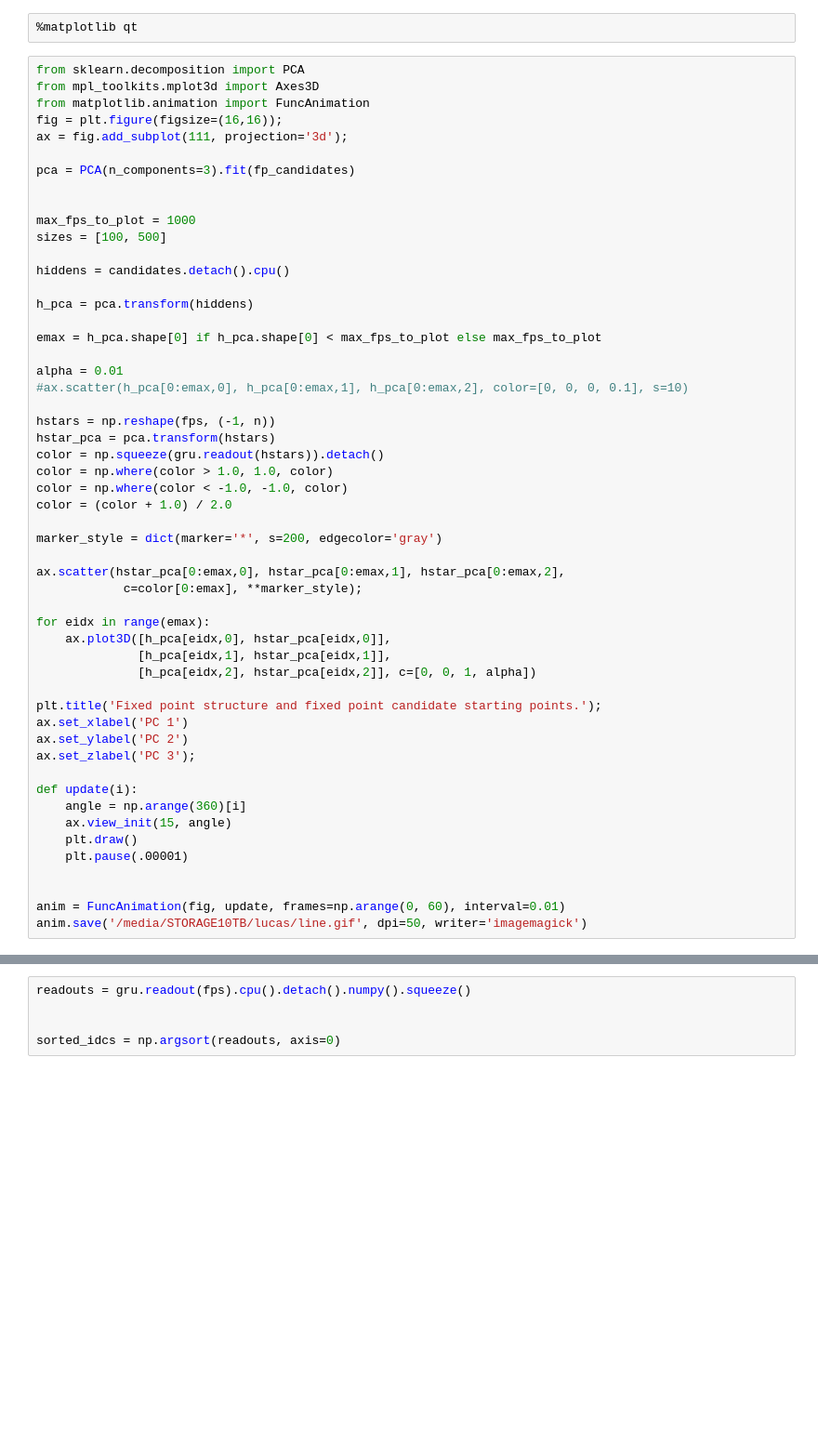
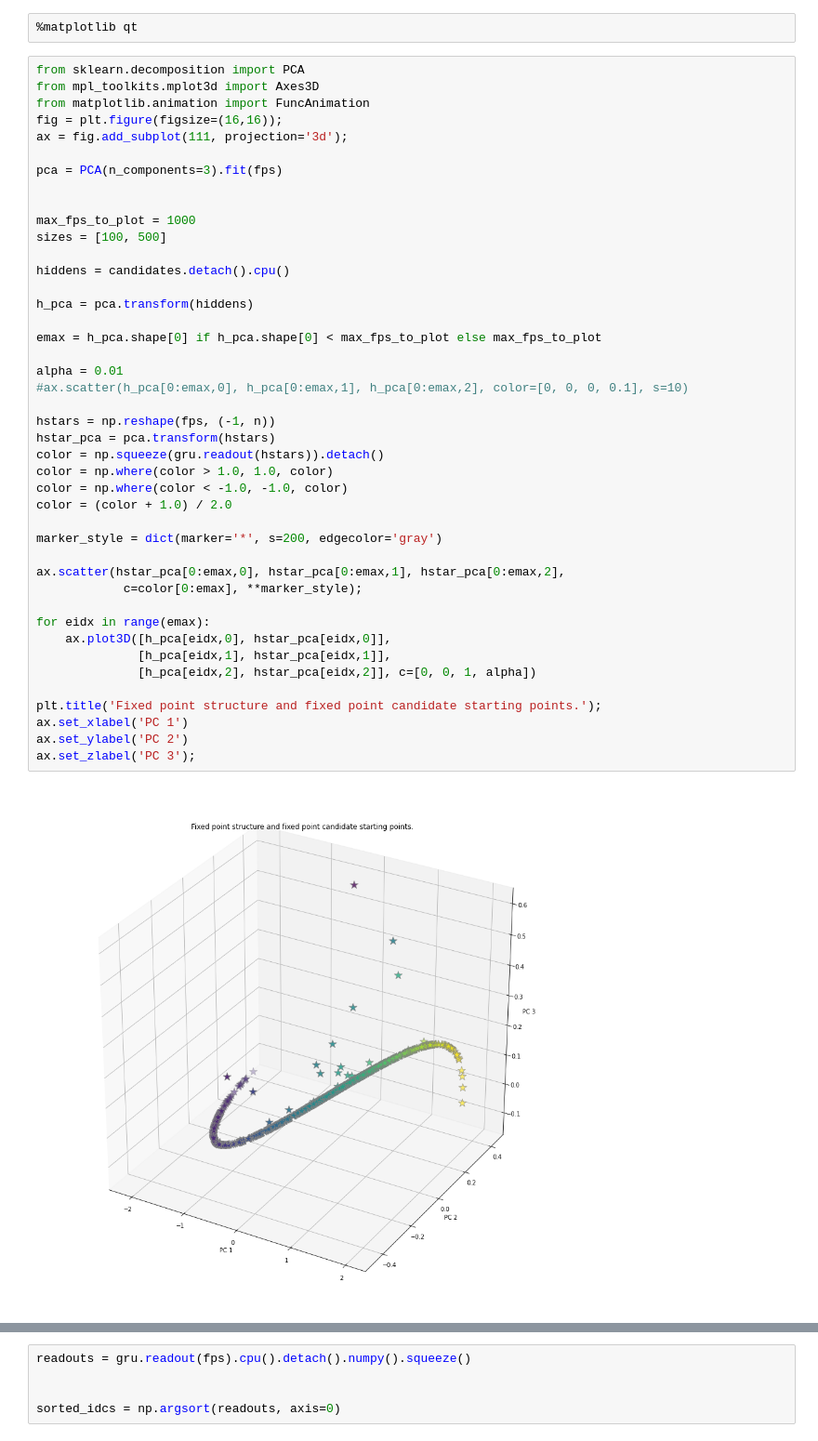
Before and after one commit to LPompe/TorchDynamics, a Jupyter notebook: notebooks/torch_dynamics.ipynb, the cells around one changed output, grey strips where cells are left out. Shown at 93% size. Cells and saved outputs as stored; diff of their text form; blank space fills up the shorter version.

```diff
--- a/notebooks/torch_dynamics.ipynb
+++ b/notebooks/torch_dynamics.ipynb
@@ -299,7 +301,7 @@ from matplotlib.animation import FuncAnimation
 fig = plt.figure(figsize=(16,16));
 ax = fig.add_subplot(111, projection='3d');
 
-pca = PCA(n_components=3).fit(fp_candidates)
+pca = PCA(n_components=3).fit(fps)
 
 
 max_fps_to_plot = 1000
@@ -308,40 +310,32 @@ sizes = [100, 500]
 hiddens = candidates.detach().cpu()
 
 h_pca = pca.transform(hiddens)
 
 emax = h_pca.shape[0] if h_pca.shape[0] < max_fps_to_plot else max_fps_to_plot
 
 alpha = 0.01
 #ax.scatter(h_pca[0:emax,0], h_pca[0:emax,1], h_pca[0:emax,2], color=[0, 0, 0, 0.1], s=10)
 
 hstars = np.reshape(fps, (-1, n))
 hstar_pca = pca.transform(hstars)
 color = np.squeeze(gru.readout(hstars)).detach()
 color = np.where(color > 1.0, 1.0, color)
 color = np.where(color < -1.0, -1.0, color)
 color = (color + 1.0) / 2.0
 
 marker_style = dict(marker='*', s=200, edgecolor='gray')
 
 ax.scatter(hstar_pca[0:emax,0], hstar_pca[0:emax,1], hstar_pca[0:emax,2],
             c=color[0:emax], **marker_style);
 
 for eidx in range(emax):
     ax.plot3D([h_pca[eidx,0], hstar_pca[eidx,0]],
               [h_pca[eidx,1], hstar_pca[eidx,1]],
               [h_pca[eidx,2], hstar_pca[eidx,2]], c=[0, 0, 1, alpha])
 
 plt.title('Fixed point structure and fixed point candidate starting points.');
 ax.set_xlabel('PC 1')
 ax.set_ylabel('PC 2')
 ax.set_zlabel('PC 3');
-
-def update(i):
-    angle = np.arange(360)[i]
-    ax.view_init(15, angle)
-    plt.draw()
-    plt.pause(.00001)
-
-
-anim = FuncAnimation(fig, update, frames=np.arange(0, 60), interval=0.01)
-anim.save('/media/STORAGE10TB/lucas/line.gif', dpi=50, writer='imagemagick')
+# %% [output]
+[figure, added]
```
Also changed, not shown: parts of 11 cells of this notebook, 3 other files.
